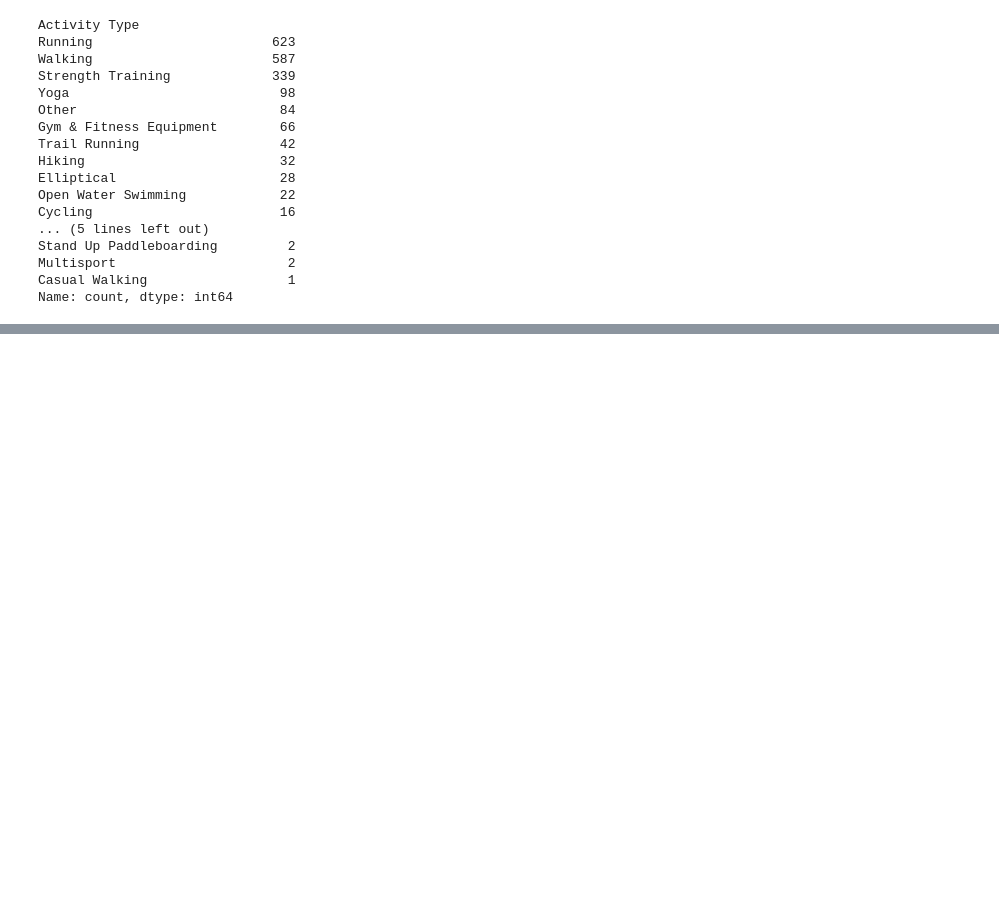
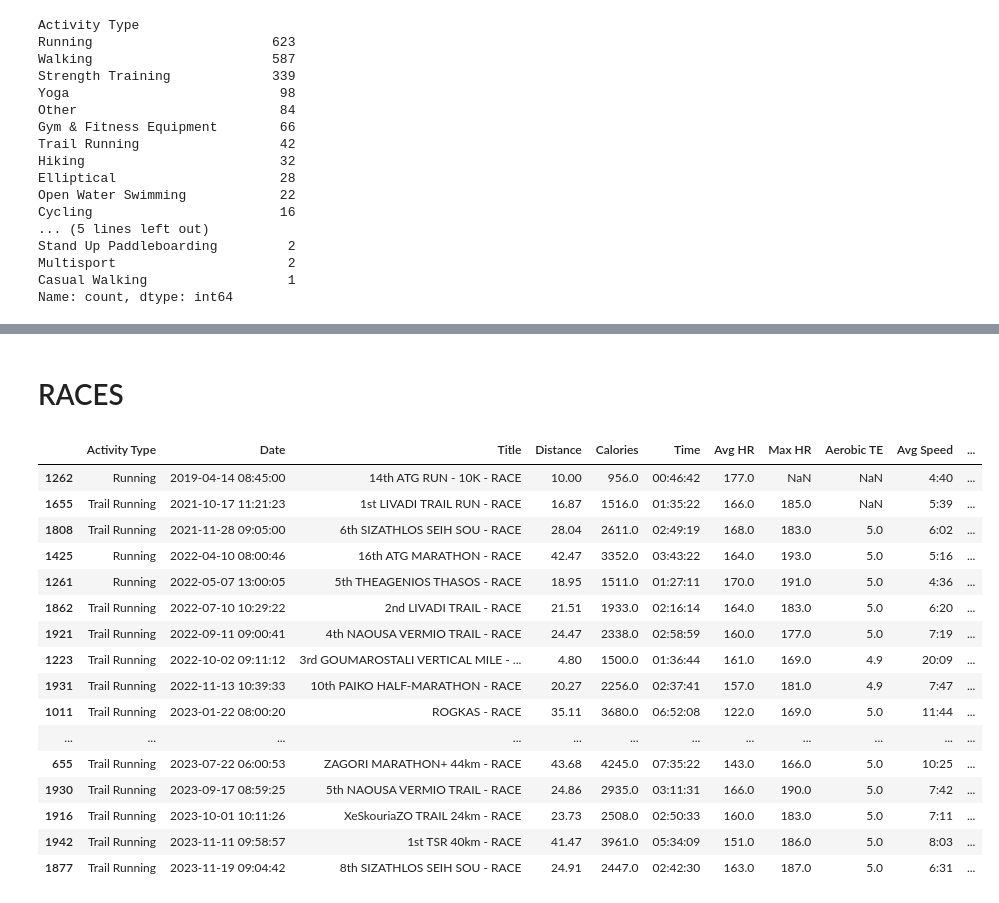
Before and after one commit to kostaskes/my-garmin-runs, a Jupyter notebook: Fitness_Analysis.ipynb, the cells around one changed output, grey strips where cells are left out. Cells and saved outputs as stored; diff of their text form; code cells hidden in the pictures; blank space fills up the shorter version.

```diff
--- a/Fitness_Analysis.ipynb
+++ b/Fitness_Analysis.ipynb
@@ -6,13 +6,11 @@ file_path = "/Users/kostaskes/Documents/code/Projects/Activities.csv"
 df = pd.read_csv(file_path)
 
 # this will allow printing all rows and all columns
-# pd.set_option('display.max_rows', None)
+pd.set_option('display.max_rows', None)
 pd.set_option('display.max_columns', None)
 
-
-
 # display basic info
-print(df.info())  # Check data types and missing values
+print(df.info())
 # %% [output]
 <class 'pandas.core.frame.DataFrame'>
 RangeIndex: 1978 entries, 0 to 1977
@@ -223,0 +151,26 @@ hi
+# %% [markdown]
+# RACES
+# %%
+# filter rows where 'Title' contains the word 'race'
+race_activities = df[df['Title'].str.contains('race', case=False, na=False)]
+
+# Display the matching rows
+race_activities.sort_values(by='Date')
+# %% [output]
+|  | Activity Type | Date | Title | Distance | Calories | Time | Avg HR | Max HR | Aerobic TE | Avg Speed | ... |
+| 1262 | Running | 2019-04-14 08:45:00 | 14th ATG RUN - 10K - RACE | 10.00 | 956.0 | 00:46:42 | 177.0 | NaN | NaN | 4:40 | ... |
+| 1655 | Trail Running | 2021-10-17 11:21:23 | 1st LIVADI TRAIL RUN - RACE | 16.87 | 1516.0 | 01:35:22 | 166.0 | 185.0 | NaN | 5:39 | ... |
+| 1808 | Trail Running | 2021-11-28 09:05:00 | 6th SIZATHLOS SEIH SOU - RACE | 28.04 | 2611.0 | 02:49:19 | 168.0 | 183.0 | 5.0 | 6:02 | ... |
+| 1425 | Running | 2022-04-10 08:00:46 | 16th ATG MARATHON - RACE | 42.47 | 3352.0 | 03:43:22 | 164.0 | 193.0 | 5.0 | 5:16 | ... |
+| 1261 | Running | 2022-05-07 13:00:05 | 5th THEAGENIOS THASOS - RACE | 18.95 | 1511.0 | 01:27:11 | 170.0 | 191.0 | 5.0 | 4:36 | ... |
+| 1862 | Trail Running | 2022-07-10 10:29:22 | 2nd LIVADI TRAIL - RACE | 21.51 | 1933.0 | 02:16:14 | 164.0 | 183.0 | 5.0 | 6:20 | ... |
+| 1921 | Trail Running | 2022-09-11 09:00:41 | 4th NAOUSA VERMIO TRAIL - RACE | 24.47 | 2338.0 | 02:58:59 | 160.0 | 177.0 | 5.0 | 7:19 | ... |
+| 1223 | Trail Running | 2022-10-02 09:11:12 | 3rd GOUMAROSTALI VERTICAL MILE - ... | 4.80 | 1500.0 | 01:36:44 | 161.0 | 169.0 | 4.9 | 20:09 | ... |
+| 1931 | Trail Running | 2022-11-13 10:39:33 | 10th PAIKO HALF-MARATHON - RACE | 20.27 | 2256.0 | 02:37:41 | 157.0 | 181.0 | 4.9 | 7:47 | ... |
+| 1011 | Trail Running | 2023-01-22 08:00:20 | ROGKAS - RACE | 35.11 | 3680.0 | 06:52:08 | 122.0 | 169.0 | 5.0 | 11:44 | ... |
+| ... | ... | ... | ... | ... | ... | ... | ... | ... | ... | ... | ... |
+| 655 | Trail Running | 2023-07-22 06:00:53 | ZAGORI MARATHON+ 44km - RACE | 43.68 | 4245.0 | 07:35:22 | 143.0 | 166.0 | 5.0 | 10:25 | ... |
+| 1930 | Trail Running | 2023-09-17 08:59:25 | 5th NAOUSA VERMIO TRAIL - RACE | 24.86 | 2935.0 | 03:11:31 | 166.0 | 190.0 | 5.0 | 7:42 | ... |
+| 1916 | Trail Running | 2023-10-01 10:11:26 | XeSkouriaZO TRAIL 24km - RACE | 23.73 | 2508.0 | 02:50:33 | 160.0 | 183.0 | 5.0 | 7:11 | ... |
+| 1942 | Trail Running | 2023-11-11 09:58:57 | 1st TSR 40km - RACE | 41.47 | 3961.0 | 05:34:09 | 151.0 | 186.0 | 5.0 | 8:03 | ... |
+| 1877 | Trail Running | 2023-11-19 09:04:42 | 8th SIZATHLOS SEIH SOU - RACE | 24.91 | 2447.0 | 02:42:30 | 163.0 | 187.0 | 5.0 | 6:31 | ... |
```
Also changed, not shown: parts of 14 cells of this notebook.
